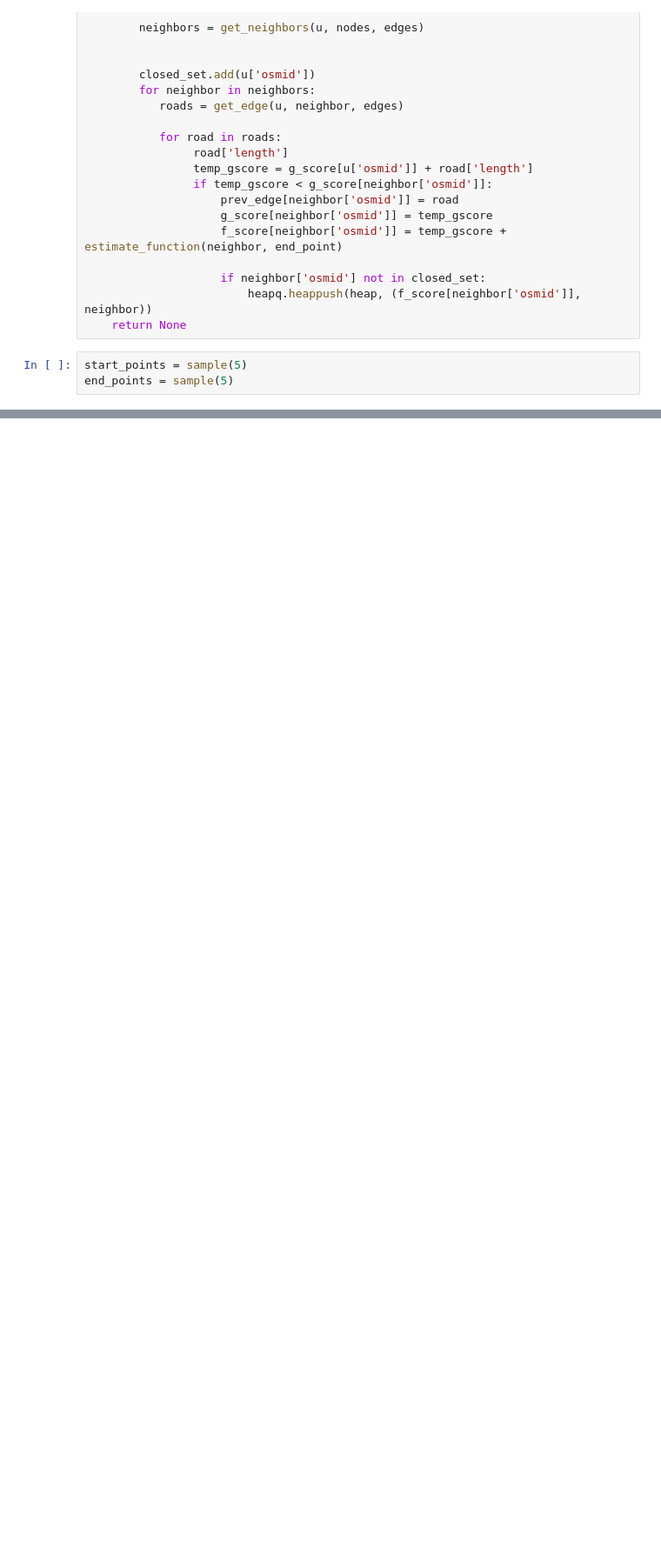
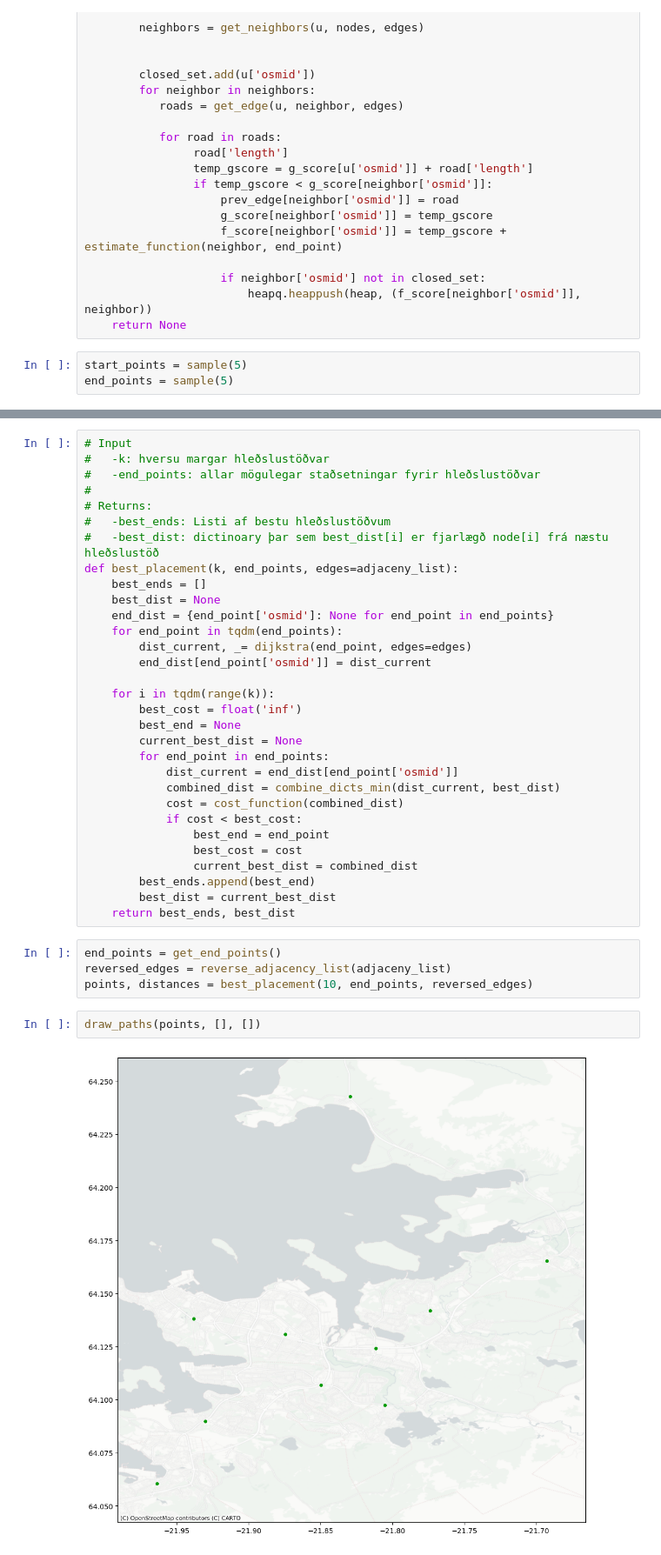
Before and after one commit to EidurK/GreiningLokaverkefni, a Jupyter notebook: FinalProject.ipynb, the cells around one changed output, grey strips where cells are left out. Shown at 87% size. Cells and saved outputs as stored; diff of their text form; blank space fills up the shorter version.

```diff
--- a/FinalProject.ipynb
+++ b/FinalProject.ipynb
@@ -381,0 +460,39 @@ def best_placement(k):
+# %%
+# Input
+#   -k: hversu margar hleðslustöðvar
+#   -end_points: allar mögulegar staðsetningar fyrir hleðslustöðvar
+#
+# Returns:
+#   -best_ends: Listi af bestu hleðslustöðvum
+#   -best_dist: dictinoary þar sem best_dist[i] er fjarlægð node[i] frá næstu hleðslustöð
+def best_placement(k, end_points, edges=adjaceny_list):
+    best_ends = []
+    best_dist = None
+    end_dist = {end_point['osmid']: None for end_point in end_points}
+    for end_point in tqdm(end_points):
+        dist_current, _= dijkstra(end_point, edges=edges)
+        end_dist[end_point['osmid']] = dist_current
+
+    for i in tqdm(range(k)):
+        best_cost = float('inf')
+        best_end = None
+        current_best_dist = None
+        for end_point in end_points:
+            dist_current = end_dist[end_point['osmid']]
+            combined_dist = combine_dicts_min(dist_current, best_dist)
+            cost = cost_function(combined_dist)
+            if cost < best_cost:
+                best_end = end_point
+                best_cost = cost
+                current_best_dist = combined_dist
+        best_ends.append(best_end)
+        best_dist = current_best_dist
+    return best_ends, best_dist
+# %%
+end_points = get_end_points()
+reversed_edges = reverse_adjacency_list(adjaceny_list)
+points, distances = best_placement(10, end_points, reversed_edges)
+# %%
+draw_paths(points, [], [])
+# %% [output]
+[figure, added]
```
Also changed, not shown: parts of 12 cells of this notebook.
